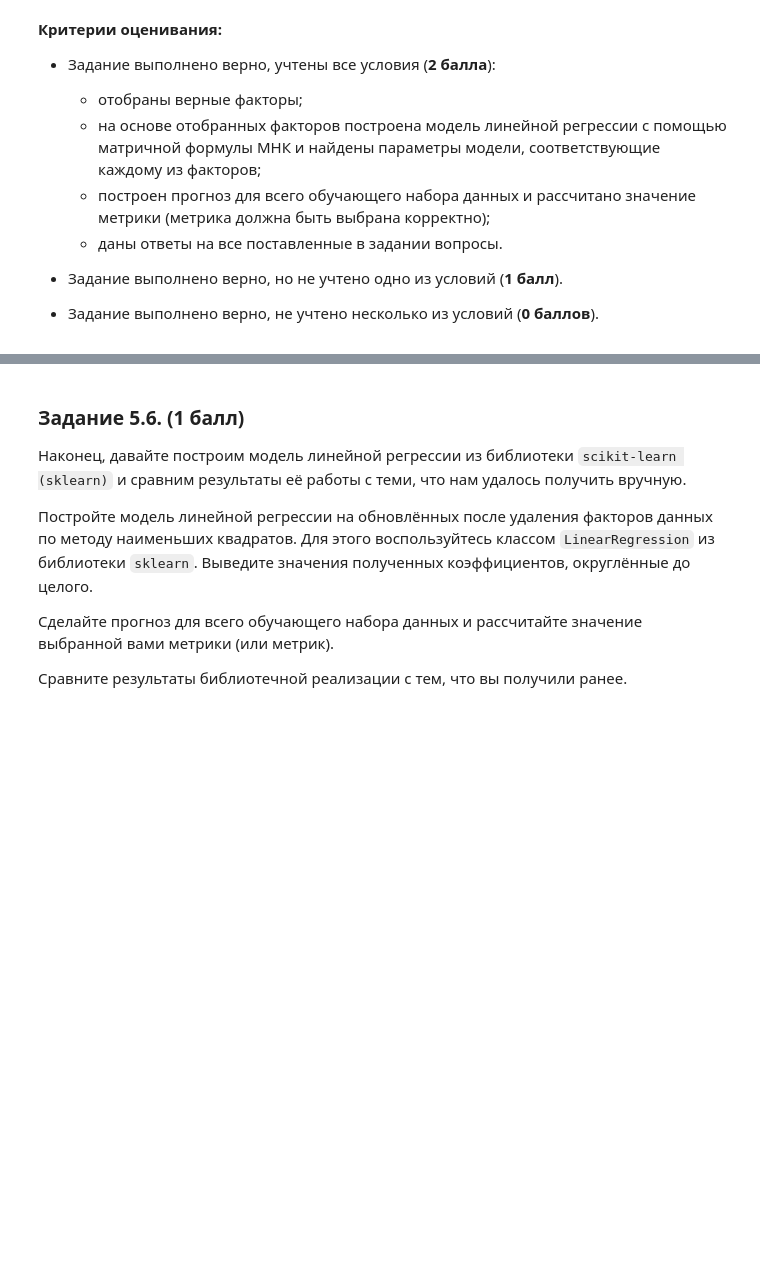
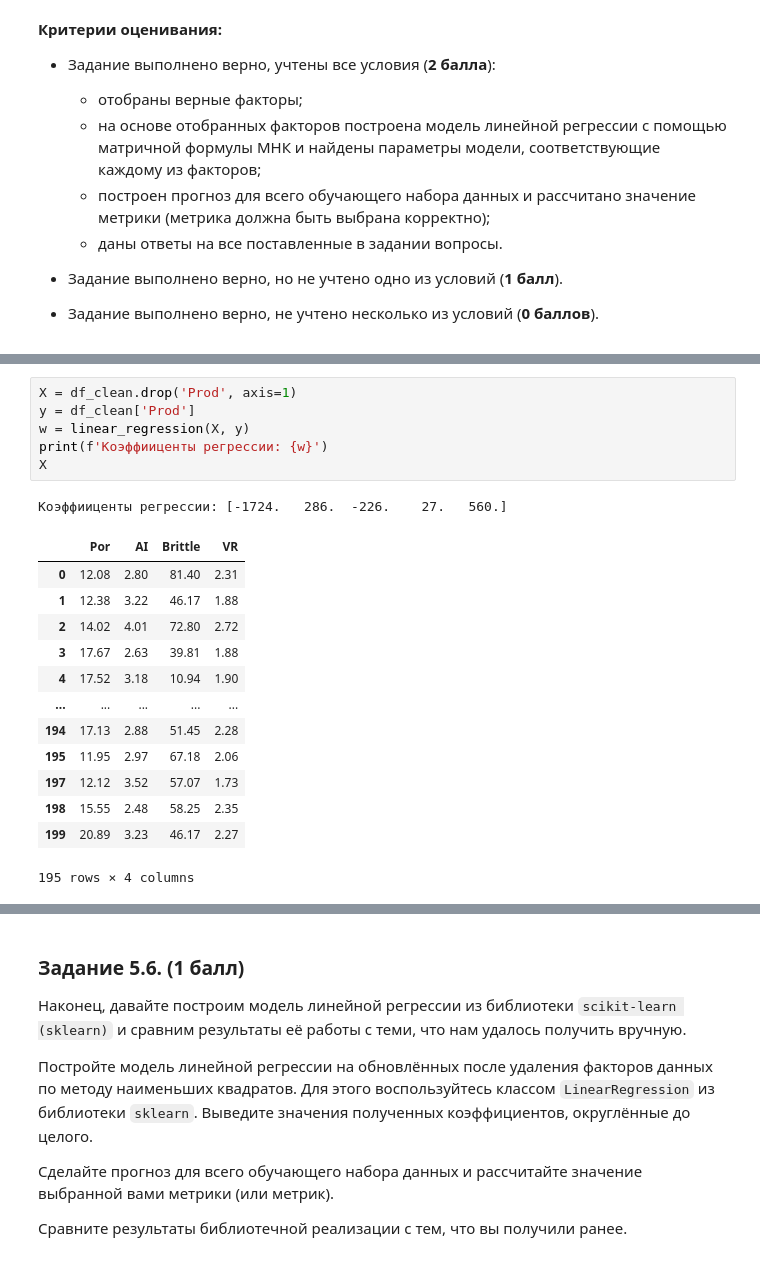
Before and after one commit to AlexKosuhin/SF_data_science, a Jupyter notebook: MATHS/MATH_ML-2._Практика._Ноутбук-шаблон.ipynb, the cells around one changed output, grey strips where cells are left out. Cells and saved outputs as stored; diff of their text form; blank space fills up the shorter version.

```diff
--- a/MATHS/MATH_ML-2._Практика._Ноутбук-шаблон.ipynb
+++ b/MATHS/MATH_ML-2._Практика._Ноутбук-шаблон.ipynb
@@ -400,0 +411,21 @@ X
+# %%
+X = df_clean.drop('Prod', axis=1)
+y = df_clean['Prod']
+w = linear_regression(X, y)
+print(f'Коэффииценты регрессии: {w}')
+X
+# %% [output]
+Коэффииценты регрессии: [-1724.   286.  -226.    27.   560.]
+|  | Por | AI | Brittle | VR |
+| 0 | 12.08 | 2.80 | 81.40 | 2.31 |
+| 1 | 12.38 | 3.22 | 46.17 | 1.88 |
+| 2 | 14.02 | 4.01 | 72.80 | 2.72 |
+| 3 | 17.67 | 2.63 | 39.81 | 1.88 |
+| 4 | 17.52 | 3.18 | 10.94 | 1.90 |
+| ... | ... | ... | ... | ... |
+| 194 | 17.13 | 2.88 | 51.45 | 2.28 |
+| 195 | 11.95 | 2.97 | 67.18 | 2.06 |
+| 197 | 12.12 | 3.52 | 57.07 | 1.73 |
+| 198 | 15.55 | 2.48 | 58.25 | 2.35 |
+| 199 | 20.89 | 3.23 | 46.17 | 2.27 |
+195 rows × 4 columns
```
Also changed, not shown: parts of 24 cells of this notebook, 3 other files.
